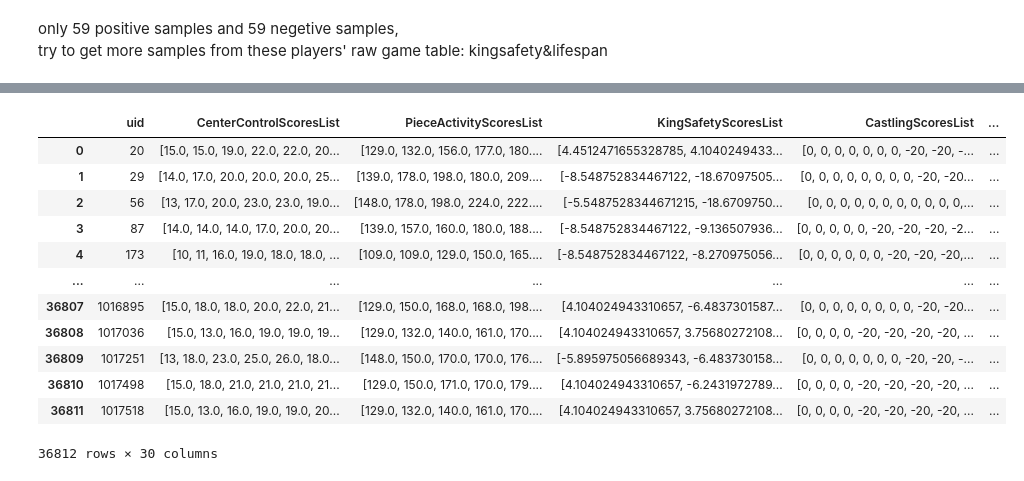
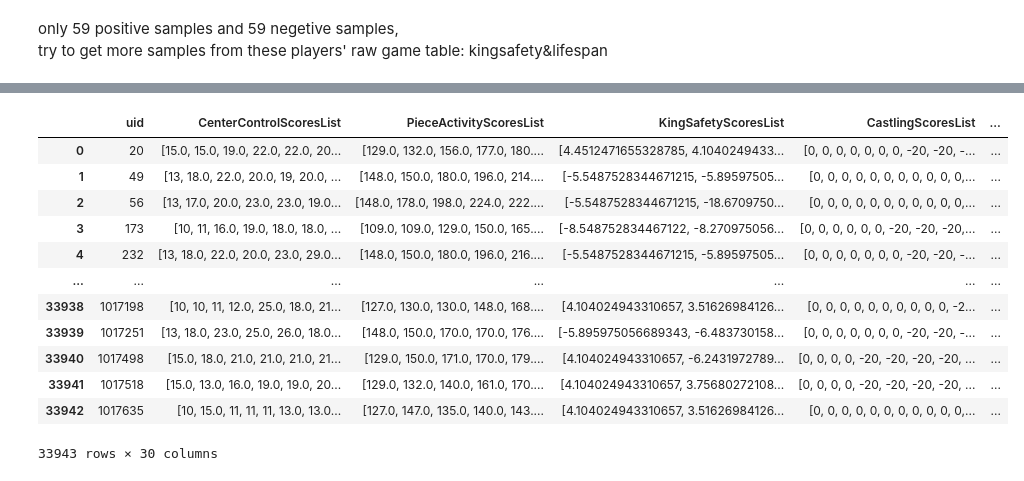
Before and after one commit to zZimablueee/Chess, a Jupyter notebook: player-cluster/classifier.ipynb, the cells around one changed output, grey strips where cells are left out. Cells and saved outputs as stored; diff of their text form; code cells hidden in the pictures.

```diff
--- a/player-cluster/classifier.ipynb
+++ b/player-cluster/classifier.ipynb
@@ -48,7 +48,7 @@ df_filt = df[df.TotalGames > 100][cols].fillna(0).reset_index(drop=True)
 # Create the pipeline
 pca_pipeline = Pipeline([
     ("scaler", StandardScaler()),
-    ("pca", PCA(n_components=2))
+    ("pca", PCA(n_components=10))
 ])
 
 # Fit the pipeline and transform the data
@@ -107,5 +107,5 @@ plt.show()
 # %%
-dbscan=DBSCAN(eps=0.8,min_samples=20)
+dbscan=DBSCAN(eps=3,min_samples=20)
 #让噪声点变多：减小eps，增加min_samples
 labels=dbscan.fit_predict(X_pca)
 plt.figure(figsize=(8,6))
@@ -322,13 +453,13 @@ percent_10 = int(len(df_interpretate_pca) *0.1)
 print(percent_10)
 #positive samples
 # 按 y 轴从高到低排序
-chaos_positive_players = df_interpretate_pca.sort_values("PC2", ascending=False).head(percent_10)
+Dynamic_positive_players = df_interpretate_pca.sort_values("PC2", ascending=False).head(percent_10)
 # 只要名字
-chaos_positive_names = chaos_positive_players["Name"].tolist()
-print(chaos_positive_names)
+Dynamic_positive_names = Dynamic_positive_players["Name"].tolist()
+print(Dynamic_positive_names)
 
 #negetive samples
-chaos_negetive_players=df_interpretate_pca.sort_values('PC2',ascending=True).head(percent_10)
-chaos_negetive_names=chaos_negetive_players['Name'].tolist()
-print(chaos_negetive_names)
+Dynamic_negetive_players=df_interpretate_pca.sort_values('PC2',ascending=True).head(percent_10)
+Dynamic_negetive_names=Dynamic_negetive_players['Name'].tolist()
+print(Dynamic_negetive_names)
 # %% [output]
@@ -349,14 +481,14 @@ db_file=r"C:\sqlite3\chess.db"
 conn=sqlite3.connect(db_file)
 table1='lifespan'
 playercolumn1='player'
-chaos_1_holders = ",".join(["?"] * len(chaos_positive_names))
+Dynamic_1_holders = ",".join(["?"] * len(Dynamic_positive_names))
 query = f"""
 SELECT *
 FROM {table1}
-WHERE {playercolumn1} IN ({chaos_1_holders})
+WHERE {playercolumn1} IN ({Dynamic_1_holders})
 """
-chaos_1_lifespan_all = pd.read_sql(query, conn, params=chaos_positive_names)
-chaos_1_lifespan_all
+Dynamic_1_lifespan_all = pd.read_sql(query, conn, params=Dynamic_positive_names)
+Dynamic_1_lifespan_all
 # %% [output]
 |  | uid | player | king_1Span | king_1LifeRatio | queen_1Span | queen_1LifeRatio | rook_1Span | ... |
 | 0 | 20 | Pranesh M | (0, 49) | 1.0 | (0, 49) | 1.0 | (0, 25) | ... |
@@ -397,47 +529,47 @@ chaos_0_lifespan_all
 # %%
 table2='kingsafety'
 ks_cols=pd.read_sql("PRAGMA table_info(kingsafety);",conn)['name'].tolist()
 ks_white_cols=['uid']+[c for c in ks_cols if c.startswith('White_')]
 ks_black_cols=['uid']+[c for c in ks_cols if c.startswith('Black_')]
 #positive
 query_white = f"""
 SELECT {", ".join(ks_white_cols)}
 FROM kingsafety
-WHERE White_player_id IN ({chaos_1_holders})
+WHERE White_player_id IN ({Dynamic_1_holders})
 """
-chaos_ks_white_1=pd.read_sql(query_white,conn,params=chaos_positive_names)
-chaos_ks_white_1['color'] = 'White'
+Dynamic_ks_white_1=pd.read_sql(query_white,conn,params=Dynamic_positive_names)
+Dynamic_ks_white_1['color'] = 'White'
 #重命名白方列
 white_rename_map={col:col.replace('White_','') for col in ks_white_cols}
-chaos_ks_white_1=chaos_ks_white_1.rename(columns=white_rename_map)
+Dynamic_ks_white_1=Dynamic_ks_white_1.rename(columns=white_rename_map)
 query_black=f"""
 SELECT {", ".join(ks_black_cols)}
 FROM kingsafety
-WHERE Black_player_id IN ({chaos_1_holders})
+WHERE Black_player_id IN ({Dynamic_1_holders})
 """
-chaos_ks_black_1=pd.read_sql(query_black,conn,params=chaos_positive_names)
-chaos_ks_black_1['color'] = 'Black'
+Dynamic_ks_black_1=pd.read_sql(query_black,conn,params=Dynamic_positive_names)
+Dynamic_ks_black_1['color'] = 'Black'
 #重命名黑方列
 black_rename_map={col:col.replace('Black_','') for col in ks_black_cols}
-chaos_ks_black_1=chaos_ks_black_1.rename(columns=black_rename_map)
+Dynamic_ks_black_1=Dynamic_ks_black_1.rename(columns=black_rename_map)
 
 #df_merged = A.merge(B, left_on="a", right_on="b", how="inner")
-chaos_1_ks_all=pd.concat([chaos_ks_white_1,chaos_ks_black_1],axis=0,ignore_index=True)
-chaos_1_ks_all
+Dynamic_1_ks_all=pd.concat([Dynamic_ks_white_1,Dynamic_ks_black_1],axis=0,ignore_index=True)
+Dynamic_1_ks_all
 # %% [output]
 |  | uid | CenterControlScoresList | PieceActivityScoresList | KingSafetyScoresList | CastlingScoresList | ... |
 | 0 | 20 | [15.0, 15.0, 19.0, 22.0, 22.0, 20... | [129.0, 132.0, 156.0, 177.0, 180.... | [4.4512471655328785, 4.1040249433... | [0, 0, 0, 0, 0, 0, 0, -20, -20, -... | ... |
-| 1 | 29 | [14.0, 17.0, 20.0, 20.0, 20.0, 25... | [139.0, 178.0, 198.0, 180.0, 209.... | [-8.548752834467122, -18.67097505... | [0, 0, 0, 0, 0, 0, 0, 0, -20, -20... | ... |
+| 1 | 49 | [13, 18.0, 22.0, 20.0, 19, 20.0, ... | [148.0, 150.0, 180.0, 196.0, 214.... | [-5.5487528344671215, -5.89597505... | [0, 0, 0, 0, 0, 0, 0, 0, 0, 0, 0,... | ... |
 | 2 | 56 | [13, 17.0, 20.0, 23.0, 23.0, 19.0... | [148.0, 178.0, 198.0, 224.0, 222.... | [-5.5487528344671215, -18.6709750... | [0, 0, 0, 0, 0, 0, 0, 0, 0, 0, 0,... | ... |
-| 3 | 87 | [14.0, 14.0, 14.0, 17.0, 20.0, 20... | [139.0, 157.0, 160.0, 180.0, 188.... | [-8.548752834467122, -9.136507936... | [0, 0, 0, 0, 0, -20, -20, -20, -2... | ... |
-| 4 | 173 | [10, 11, 16.0, 19.0, 18.0, 18.0, ... | [109.0, 109.0, 129.0, 150.0, 165.... | [-8.548752834467122, -8.270975056... | [0, 0, 0, 0, 0, 0, -20, -20, -20,... | ... |
+| 3 | 173 | [10, 11, 16.0, 19.0, 18.0, 18.0, ... | [109.0, 109.0, 129.0, 150.0, 165.... | [-8.548752834467122, -8.270975056... | [0, 0, 0, 0, 0, 0, -20, -20, -20,... | ... |
+| 4 | 232 | [13, 18.0, 22.0, 20.0, 23.0, 29.0... | [148.0, 150.0, 180.0, 196.0, 216.... | [-5.5487528344671215, -5.89597505... | [0, 0, 0, 0, 0, 0, 0, -20, -20, -... | ... |
 | ... | ... | ... | ... | ... | ... | ... |
-| 36807 | 1016895 | [15.0, 18.0, 18.0, 20.0, 22.0, 21... | [129.0, 150.0, 168.0, 168.0, 198.... | [4.104024943310657, -6.4837301587... | [0, 0, 0, 0, 0, 0, 0, 0, -20, -20... | ... |
-| 36808 | 1017036 | [15.0, 13.0, 16.0, 19.0, 19.0, 19... | [129.0, 132.0, 140.0, 161.0, 170.... | [4.104024943310657, 3.75680272108... | [0, 0, 0, 0, -20, -20, -20, -20, ... | ... |
-| 36809 | 1017251 | [13, 18.0, 23.0, 25.0, 26.0, 18.0... | [148.0, 150.0, 170.0, 170.0, 176.... | [-5.895975056689343, -6.483730158... | [0, 0, 0, 0, 0, 0, 0, -20, -20, -... | ... |
-| 36810 | 1017498 | [15.0, 18.0, 21.0, 21.0, 21.0, 21... | [129.0, 150.0, 171.0, 170.0, 179.... | [4.104024943310657, -6.2431972789... | [0, 0, 0, 0, -20, -20, -20, -20, ... | ... |
-| 36811 | 1017518 | [15.0, 13.0, 16.0, 19.0, 19.0, 20... | [129.0, 132.0, 140.0, 161.0, 170.... | [4.104024943310657, 3.75680272108... | [0, 0, 0, 0, -20, -20, -20, -20, ... | ... |
+| 33938 | 1017198 | [10, 10, 11, 12.0, 25.0, 18.0, 21... | [127.0, 130.0, 130.0, 148.0, 168.... | [4.104024943310657, 3.51626984126... | [0, 0, 0, 0, 0, 0, 0, 0, 0, 0, -2... | ... |
+| 33939 | 1017251 | [13, 18.0, 23.0, 25.0, 26.0, 18.0... | [148.0, 150.0, 170.0, 170.0, 176.... | [-5.895975056689343, -6.483730158... | [0, 0, 0, 0, 0, 0, 0, -20, -20, -... | ... |
+| 33940 | 1017498 | [15.0, 18.0, 21.0, 21.0, 21.0, 21... | [129.0, 150.0, 171.0, 170.0, 179.... | [4.104024943310657, -6.2431972789... | [0, 0, 0, 0, -20, -20, -20, -20, ... | ... |
+| 33941 | 1017518 | [15.0, 13.0, 16.0, 19.0, 19.0, 20... | [129.0, 132.0, 140.0, 161.0, 170.... | [4.104024943310657, 3.75680272108... | [0, 0, 0, 0, -20, -20, -20, -20, ... | ... |
+| 33942 | 1017635 | [10, 15.0, 11, 11, 11, 13.0, 13.0... | [127.0, 147.0, 135.0, 140.0, 143.... | [4.104024943310657, 3.51626984126... | [0, 0, 0, 0, 0, 0, 0, 0, 0, 0, 0,... | ... |
-36812 rows × 30 columns
+33943 rows × 30 columns
 # %%
 table2='kingsafety'
 ks_cols=pd.read_sql("PRAGMA table_info(kingsafety);",conn)['name'].tolist()
```
Also changed, not shown: parts of 25 cells of this notebook, 1 other file.
